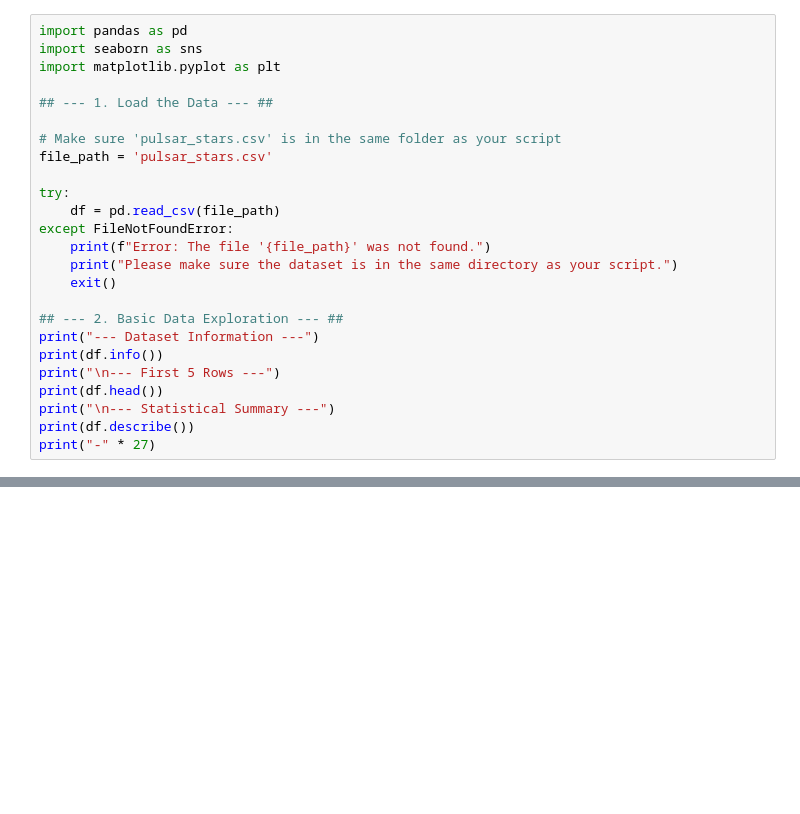
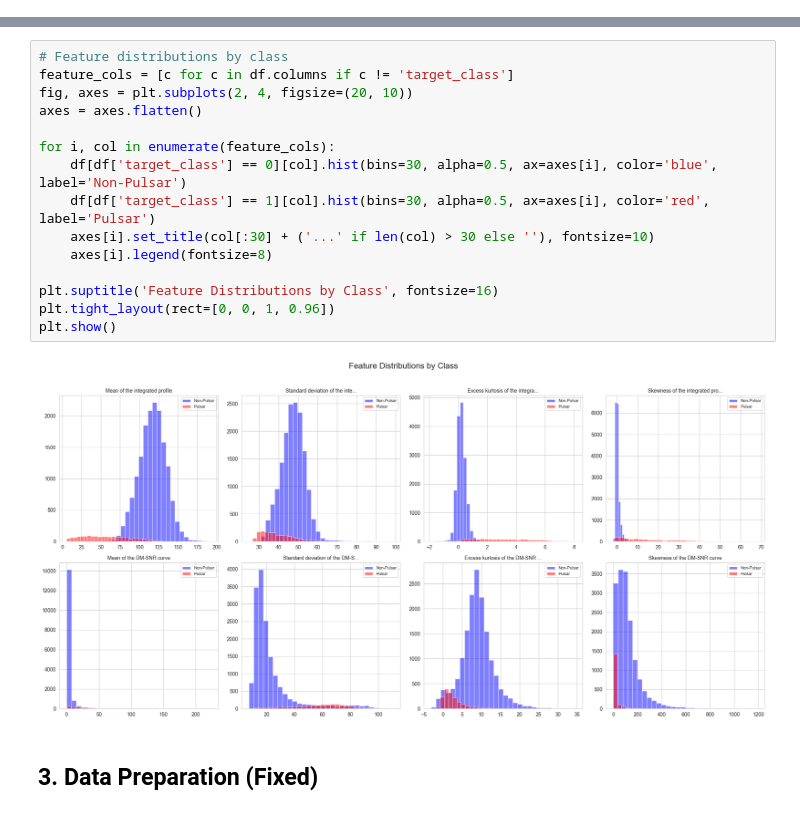
Before and after one commit to Abhinaba925/Quantum-Machine-Learning, a Jupyter notebook: Variational_Quantum_Classifier.ipynb, the cells around one changed output, grey strips where cells are left out. Drawn from its saved outputs; the diff is of its cells as text; blank space fills up the shorter version.

```diff
--- a/Variational_Quantum_Classifier.ipynb
+++ b/Variational_Quantum_Classifier.ipynb
@@ -3,25 +71,0 @@
-# %%
-import pandas as pd
-import seaborn as sns
-import matplotlib.pyplot as plt
-
-## --- 1. Load the Data --- ##
-
-# Make sure 'pulsar_stars.csv' is in the same folder as your script
-file_path = 'pulsar_stars.csv'
-
-try:
-    df = pd.read_csv(file_path)
-except FileNotFoundError:
-    print(f"Error: The file '{file_path}' was not found.")
-    print("Please make sure the dataset is in the same directory as your script.")
-    exit()
-
-## --- 2. Basic Data Exploration --- ##
-print("--- Dataset Information ---")
-print(df.info())
-print("\n--- First 5 Rows ---")
-print(df.head())
-print("\n--- Statistical Summary ---")
-print(df.describe())
-print("-" * 27)
@@ -325,0 +96,19 @@ Final Test Accuracy: 0.472
+# %%
+# Feature distributions by class
+feature_cols = [c for c in df.columns if c != 'target_class']
+fig, axes = plt.subplots(2, 4, figsize=(20, 10))
+axes = axes.flatten()
+
+for i, col in enumerate(feature_cols):
+    df[df['target_class'] == 0][col].hist(bins=30, alpha=0.5, ax=axes[i], color='blue', label='Non-Pulsar')
+    df[df['target_class'] == 1][col].hist(bins=30, alpha=0.5, ax=axes[i], color='red', label='Pulsar')
+    axes[i].set_title(col[:30] + ('...' if len(col) > 30 else ''), fontsize=10)
+    axes[i].legend(fontsize=8)
+
+plt.suptitle('Feature Distributions by Class', fontsize=16)
+plt.tight_layout(rect=[0, 0, 1, 0.96])
+plt.show()
+# %% [output]
+[figure, added]
+# %% [markdown]
+## 3. Data Preparation (Fixed)
```
Also changed, not shown: parts of 30 cells of this notebook, 1 other file.
